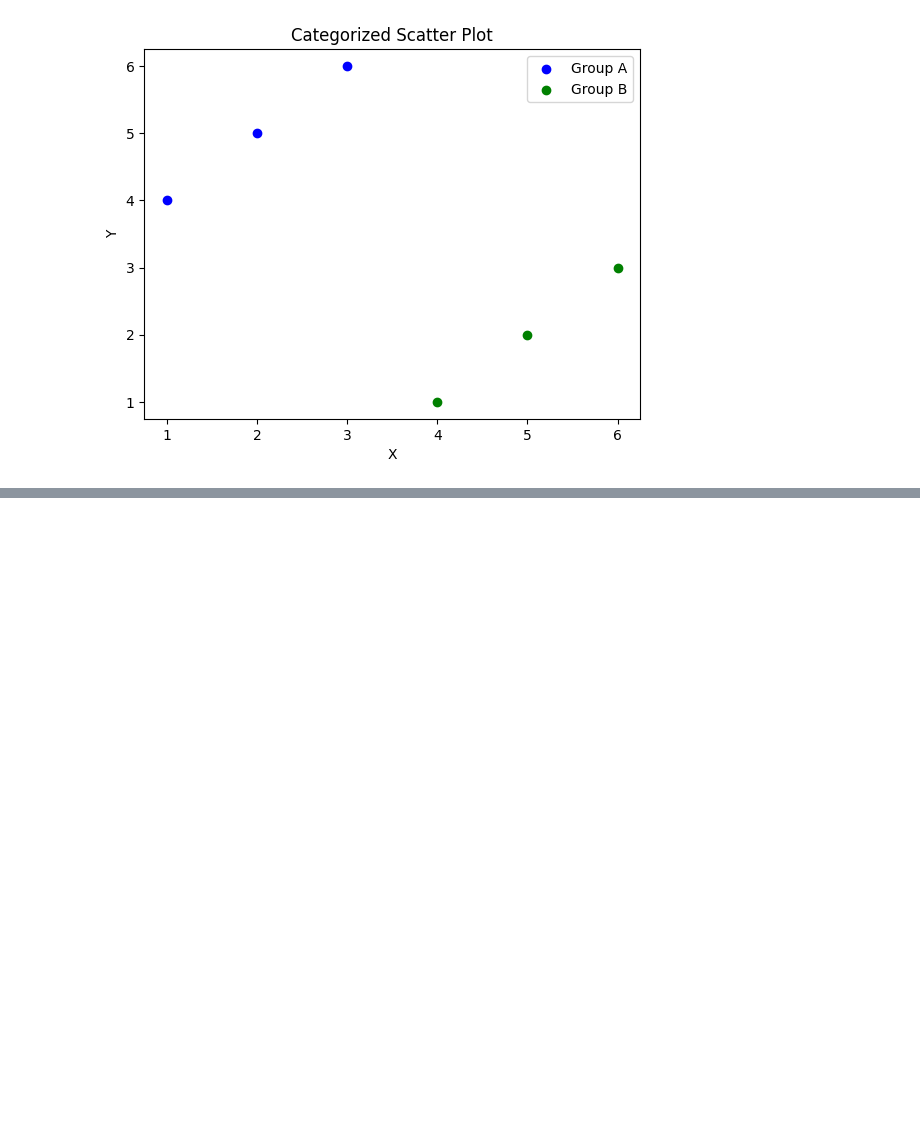
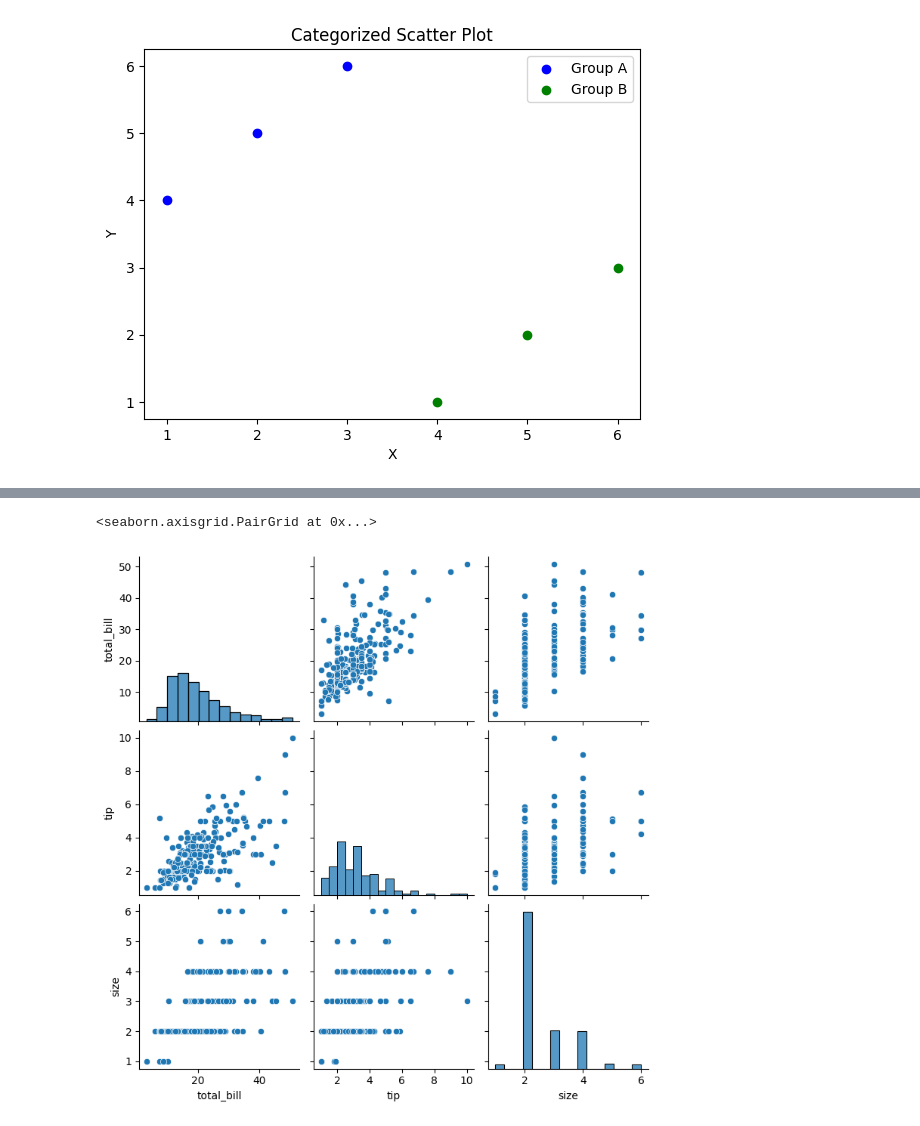
Before and after one commit to maneesha2277/datavisualization, a Jupyter notebook: graph.ipynb, the cells around one changed output, grey strips where cells are left out. Cells and saved outputs as stored; diff of their text form; code cells hidden in the pictures; blank space fills up the shorter version.

```diff
--- a/graph.ipynb
+++ b/graph.ipynb
@@ -208,0 +250,5 @@ plt.show()
+# %%
+sns.pairplot(df)
+# %% [output]
+<seaborn.axisgrid.PairGrid at 0x...>
+[figure, added]
```
Also changed, not shown: parts of 32 cells of this notebook, 11 other files.
